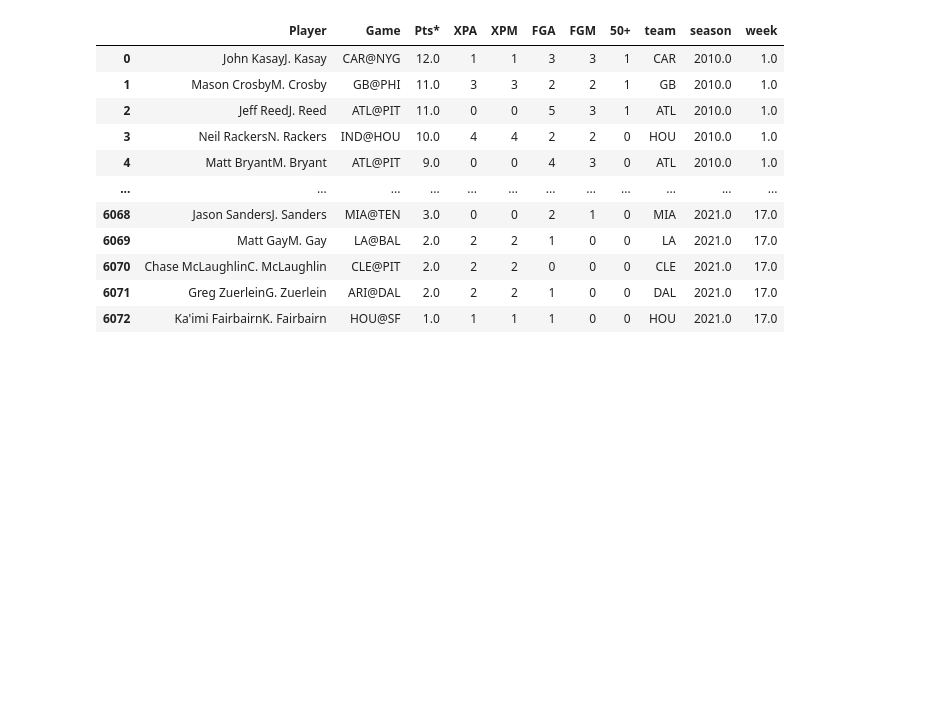
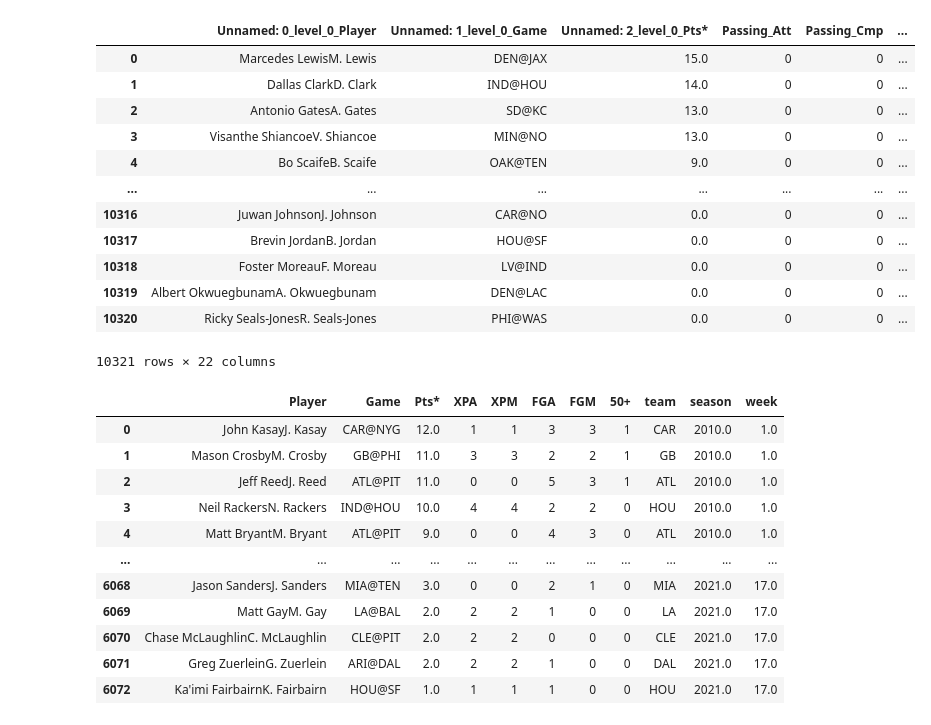
Before and after one commit to travisdharry/FantasyFootballPredictions, a Jupyter notebook: webscraping.ipynb, the cells around one changed output. Saved outputs shown, nothing was run; the diff lists cells and outputs as text; code cells hidden in the pictures; blank space fills up the shorter version.

```diff
--- a/webscraping.ipynb
+++ b/webscraping.ipynb
@@ -77,0 +202,60 @@ df.to_csv('data_raw/weekly_offense.csv')
+# %%
+df=pd.DataFrame(columns=['Unnamed: 0_level_0_Player', 'Unnamed: 1_level_0_Game',
+       'Unnamed: 2_level_0_Pts*', 'Passing_Att', 'Passing_Cmp', 'Passing_Yds',
+       'Passing_TD', 'Passing_Int', 'Passing_2Pt', 'Rushing_Att',
+       'Rushing_Yds', 'Rushing_TD', 'Rushing_2Pt', 'Receiving_Rec',
+       'Receiving_Yds', 'Receiving_TD', 'Receiving_2Pt', 'Fumbles_FL',
+       'Fumbles_TD'])
+capa = DesiredCapabilities.CHROME
+capa["pageLoadStrategy"] = "none"
+
+for i in range(2010, 2022):
+    for j in range(1, 18):
+
+        season = i
+        week = j
+
+        # Scrape web for stats
+        url = f"https://www.footballdb.com/fantasy-football/index.html?pos=TE&yr={season}&wk={week}&key=48ca46aa7d721af4d58dccc0c249a1c4"
+
+        PATH = "/Applications/chromedriver"
+        driver = webdriver.Chrome(service=Service(PATH), desired_capabilities=capa)
+        wait = WebDriverWait(driver, 20)
+        driver.get(url)
+
+        wait.until(EC.presence_of_element_located((By.XPATH, "//div[@id='leftcol']/div[3]/table")))
+        driver.execute_script("window.stop();")
+
+        result = pd.read_html(driver.find_element(By.XPATH, value="//div[@id='leftcol']/div[3]/table").get_attribute("outerHTML"))
+        regex_result = driver.find_element(By.XPATH, value="//div[@id='leftcol']/div[3]/table/tbody").get_attribute("outerHTML")
+
+        # find player's team based on which team is bolded
+        regex_teams = re.findall("<b>(.*?)</b>", regex_result)
+
+        # flatten multiindex
+        result = result[0]
+        result.columns = result.columns.get_level_values(0) + '_' +  result.columns.get_level_values(1)
+
+        # Set values for new columns
+        result['team'] = regex_teams
+        result['season'] = season
+        result['week'] = week
+
+        # concatenate to master df
+        df = pd.concat([df, result], axis=0, ignore_index=True)
+
+df
+# %% [output]
+|  | Unnamed: 0_level_0_Player | Unnamed: 1_level_0_Game | Unnamed: 2_level_0_Pts* | Passing_Att | Passing_Cmp | ... |
+| 0 | Marcedes LewisM. Lewis | DEN@JAX | 15.0 | 0 | 0 | ... |
+| 1 | Dallas ClarkD. Clark | IND@HOU | 14.0 | 0 | 0 | ... |
+| 2 | Antonio GatesA. Gates | SD@KC | 13.0 | 0 | 0 | ... |
+| 3 | Visanthe ShiancoeV. Shiancoe | MIN@NO | 13.0 | 0 | 0 | ... |
+| 4 | Bo ScaifeB. Scaife | OAK@TEN | 9.0 | 0 | 0 | ... |
+| ... | ... | ... | ... | ... | ... | ... |
+| 10316 | Juwan JohnsonJ. Johnson | CAR@NO | 0.0 | 0 | 0 | ... |
+| 10317 | Brevin JordanB. Jordan | HOU@SF | 0.0 | 0 | 0 | ... |
+| 10318 | Foster MoreauF. Moreau | LV@IND | 0.0 | 0 | 0 | ... |
+| 10319 | Albert OkwuegbunamA. Okwuegbunam | DEN@LAC | 0.0 | 0 | 0 | ... |
+| 10320 | Ricky Seals-JonesR. Seals-Jones | PHI@WAS | 0.0 | 0 | 0 | ... |
+10321 rows × 22 columns
```
Also changed, not shown: parts of 7 cells of this notebook, 3 other files.
